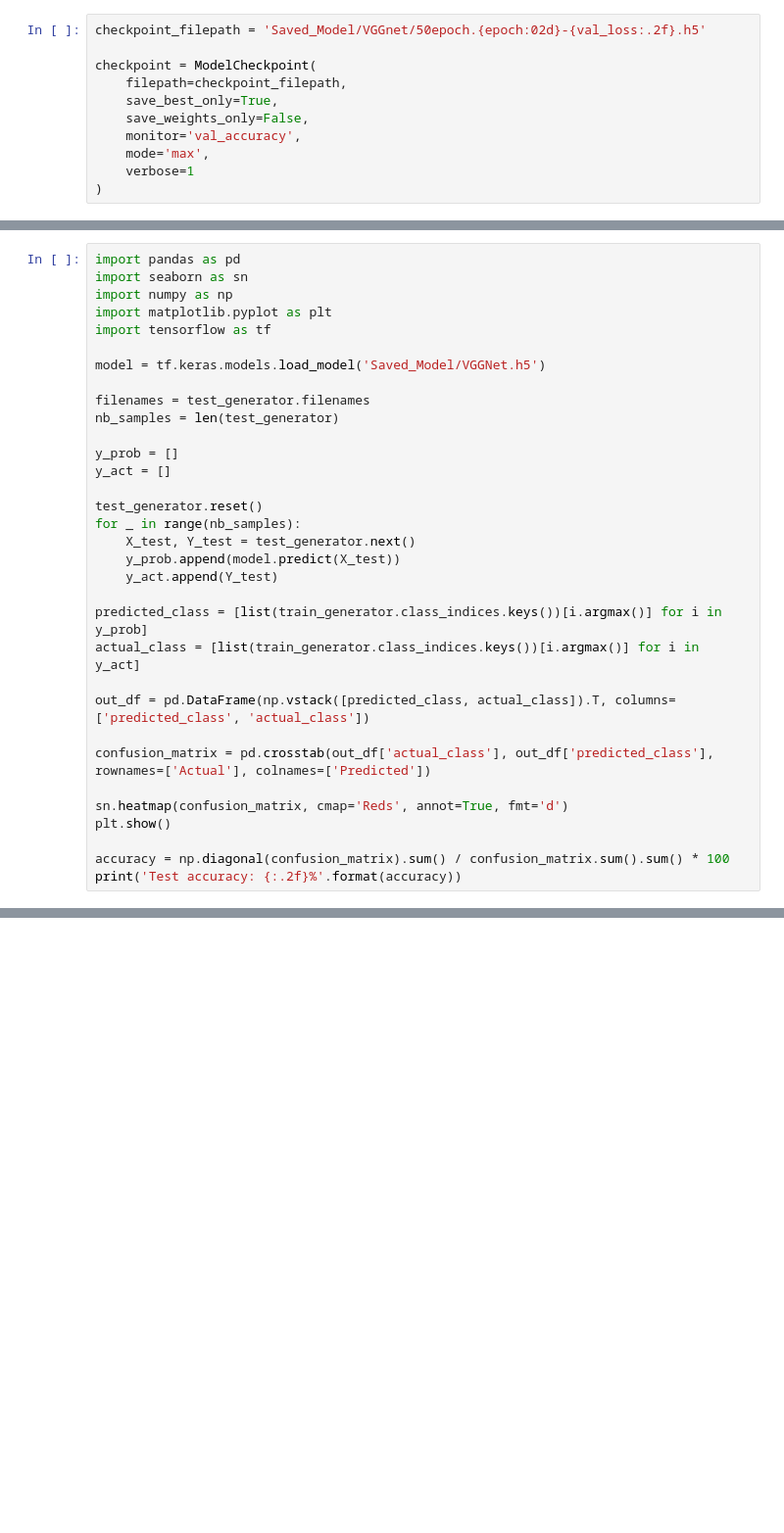
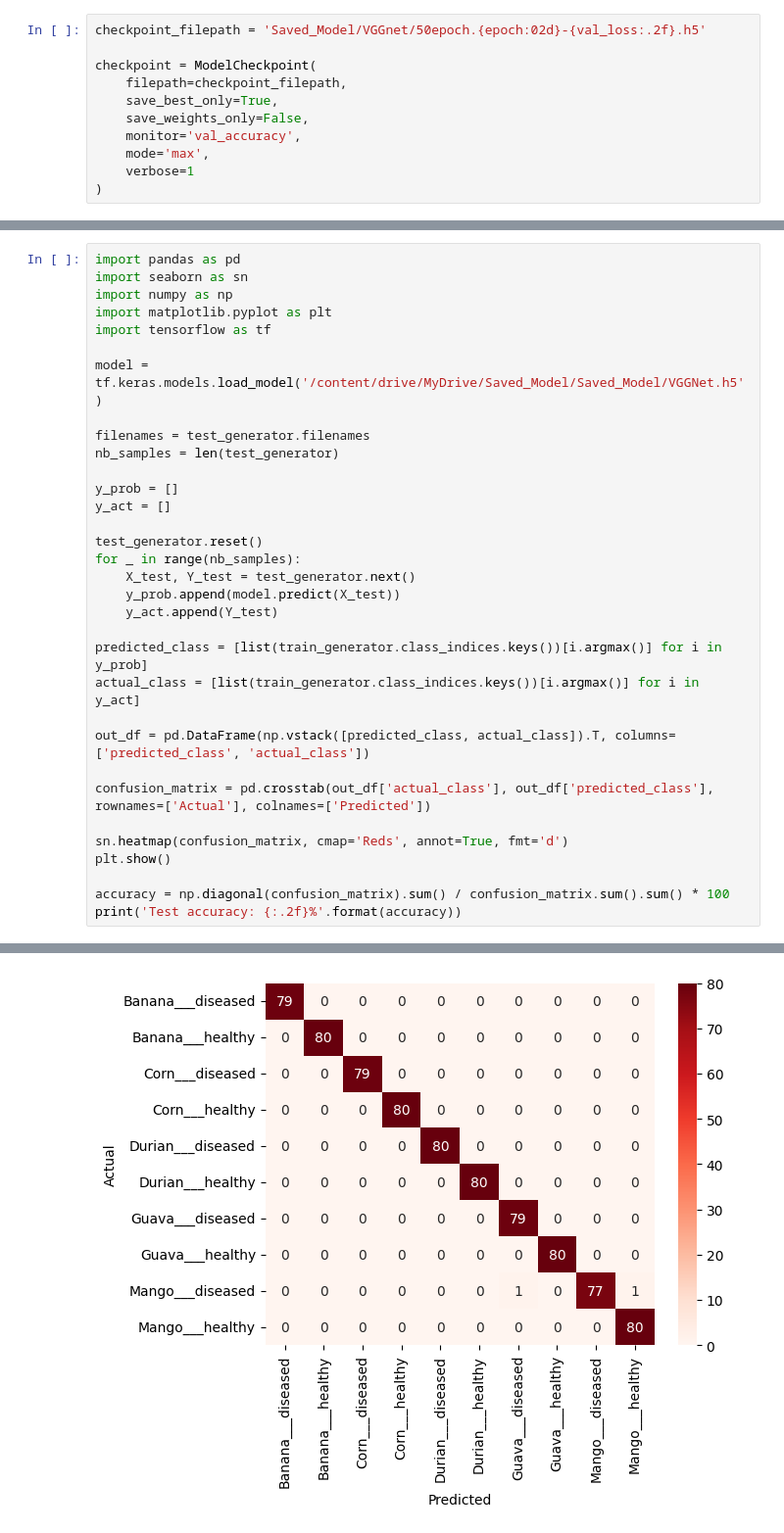
Before and after one commit to ShamsuriIkhwan/plant-deep-learning, a Jupyter notebook: VGG16_implementation_plant_health_monitoring.ipynb, the cells around one changed output, grey strips where cells are left out. Shown at 98% size. Drawn from its saved outputs; the diff is of its cells as text; blank space fills up the shorter version.

```diff
--- a/VGG16_implementation_plant_health_monitoring.ipynb
+++ b/VGG16_implementation_plant_health_monitoring.ipynb
@@ -375,7 +458,7 @@ import numpy as np
 import matplotlib.pyplot as plt
 import tensorflow as tf
 
-model = tf.keras.models.load_model('Saved_Model/VGGNet.h5')
+model = tf.keras.models.load_model('/content/drive/MyDrive/Saved_Model/Saved_Model/VGGNet.h5')
 
 filenames = test_generator.filenames
 nb_samples = len(test_generator)
@@ -401,3 +484,4 @@ plt.show()
 
 accuracy = np.diagonal(confusion_matrix).sum() / confusion_matrix.sum().sum() * 100
 print('Test accuracy: {:.2f}%'.format(accuracy))
+# %% [output]
@@ -403,0 +505 @@ print('Test accuracy: {:.2f}%'.format(accuracy))
+[figure, added]
```
Also changed, not shown: parts of 18 cells of this notebook.
